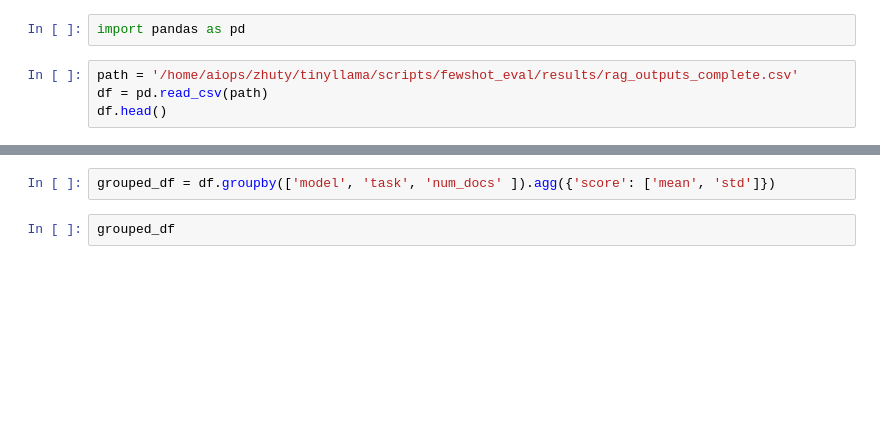
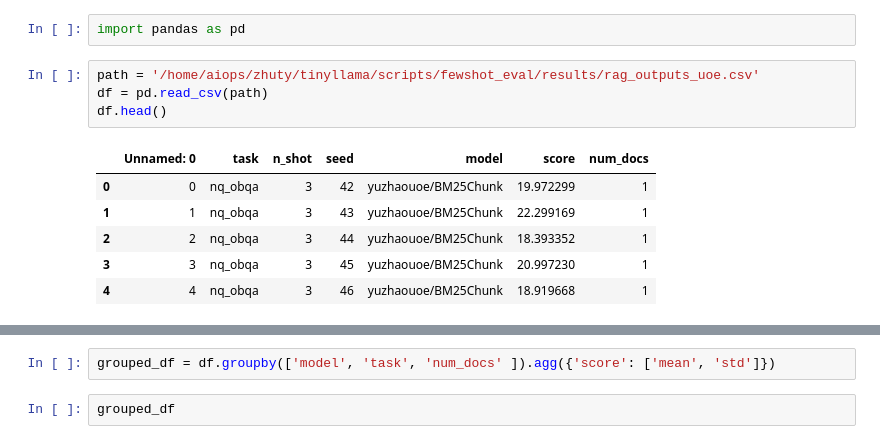
Before and after one commit to tongyao-zhu/TinyLlama, a Jupyter notebook: scripts/fewshot_eval/parse_rag_outputs.ipynb, the cells around one changed output, grey strips where cells are left out. Drawn from its saved outputs; the diff is of its cells as text; blank space fills up the shorter version.

```diff
--- a/scripts/fewshot_eval/parse_rag_outputs.ipynb
+++ b/scripts/fewshot_eval/parse_rag_outputs.ipynb
@@ -1,8 +1,15 @@
 # %%
 import pandas as pd
 # %%
-path = '/home/aiops/zhuty/tinyllama/scripts/fewshot_eval/results/rag_outputs_complete.csv'
+path = '/home/aiops/zhuty/tinyllama/scripts/fewshot_eval/results/rag_outputs_uoe.csv'
 df = pd.read_csv(path)
 df.head()
+# %% [output]
+|  | Unnamed: 0 | task | n_shot | seed | model | score | num_docs |
+| 0 | 0 | nq_obqa | 3 | 42 | yuzhaouoe/BM25Chunk | 19.972299 | 1 |
+| 1 | 1 | nq_obqa | 3 | 43 | yuzhaouoe/BM25Chunk | 22.299169 | 1 |
+| 2 | 2 | nq_obqa | 3 | 44 | yuzhaouoe/BM25Chunk | 18.393352 | 1 |
+| 3 | 3 | nq_obqa | 3 | 45 | yuzhaouoe/BM25Chunk | 20.997230 | 1 |
+| 4 | 4 | nq_obqa | 3 | 46 | yuzhaouoe/BM25Chunk | 18.919668 | 1 |
 # %%
 df
```
Also changed, not shown: parts of 5 cells of this notebook, 1 other file.
